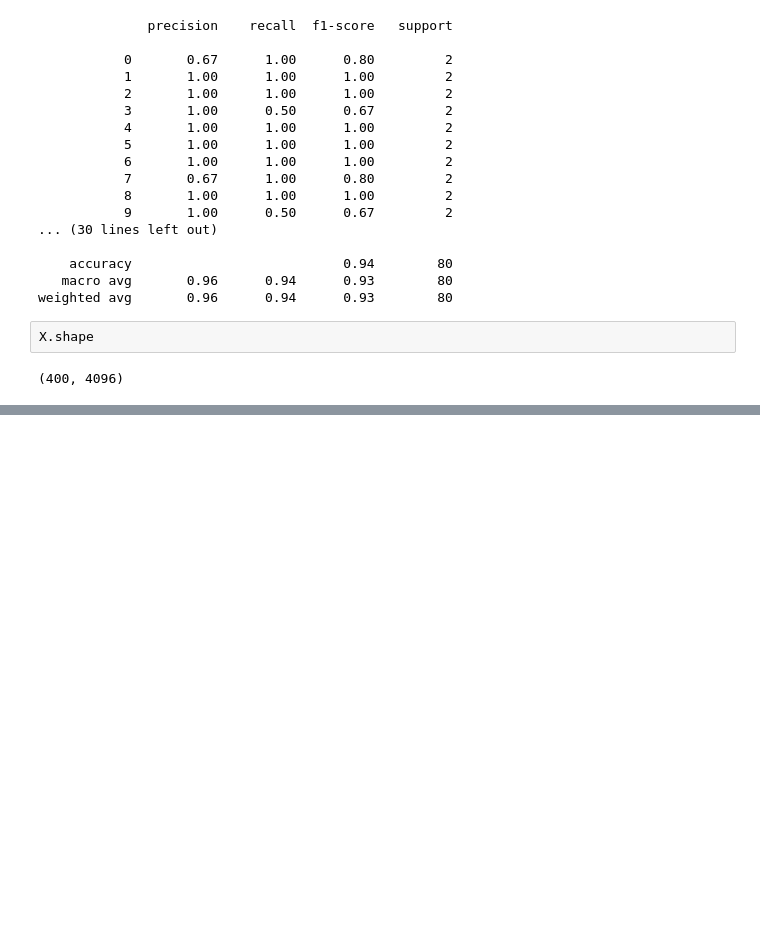
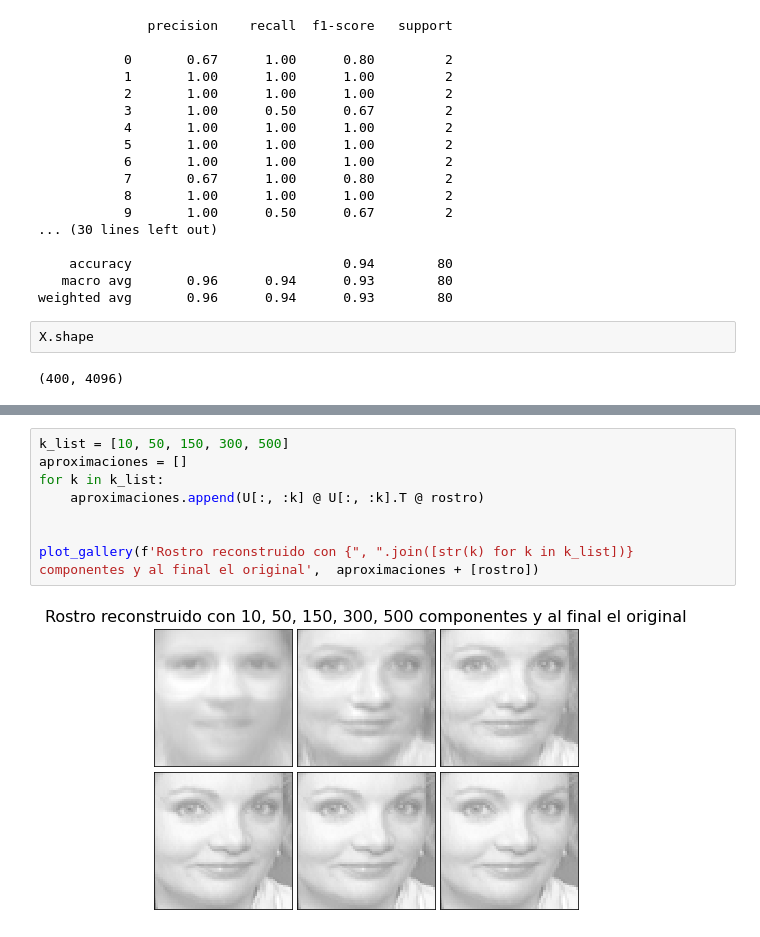
Before and after one commit to fjme95/algebra-lineal-para-machine-learning, a Jupyter notebook: 2_2_Eigenfaces.ipynb, the cells around one changed output, grey strips where cells are left out. Drawn from its saved outputs; the diff is of its cells as text; blank space fills up the shorter version.

```diff
--- a/2_2_Eigenfaces.ipynb
+++ b/2_2_Eigenfaces.ipynb
@@ -160,0 +213,10 @@ X.shape
+# %%
+k_list = [10, 50, 150, 300, 500]
+aproximaciones = []
+for k in k_list:
+    aproximaciones.append(U[:, :k] @ U[:, :k].T @ rostro)
+
+
+plot_gallery(f'Rostro reconstruido con {", ".join([str(k) for k in k_list])} componentes y al final el original',  aproximaciones + [rostro])
+# %% [output]
+[figure, added]
```
Also changed, not shown: parts of 7 cells of this notebook.
